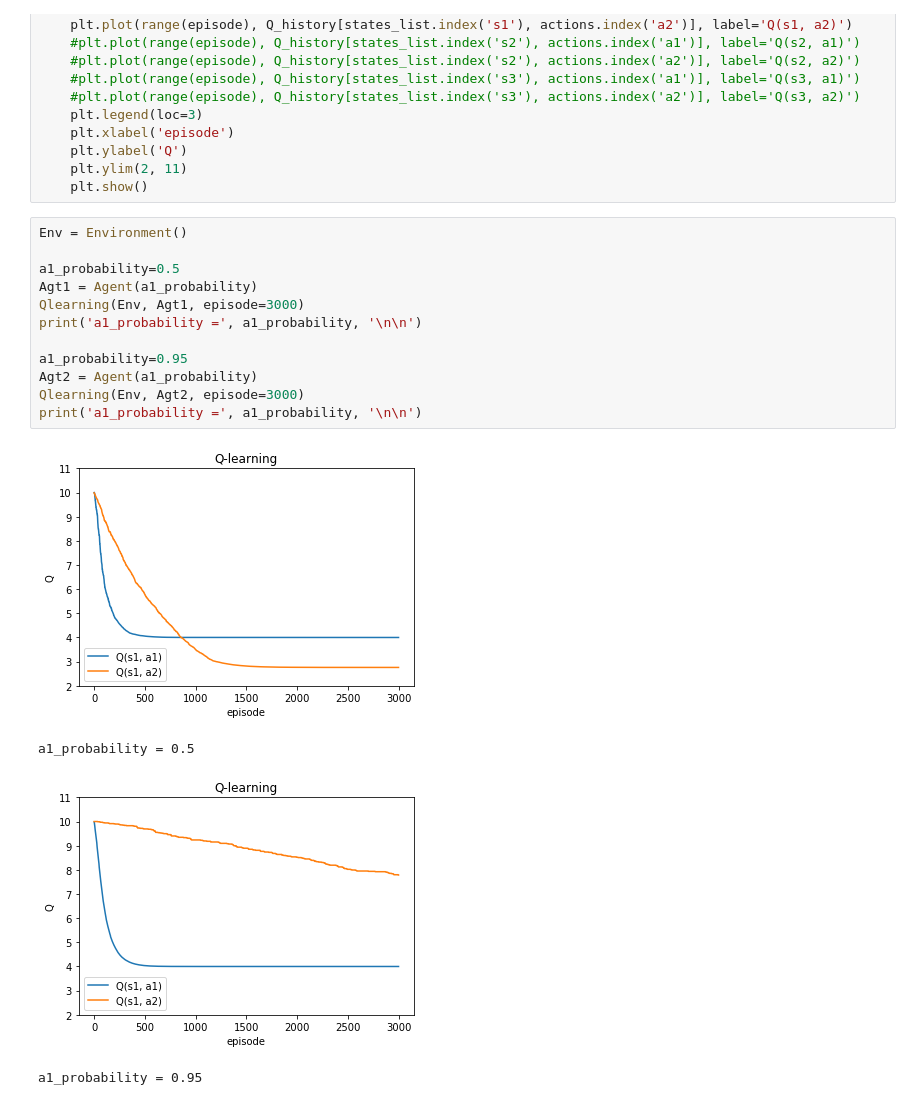
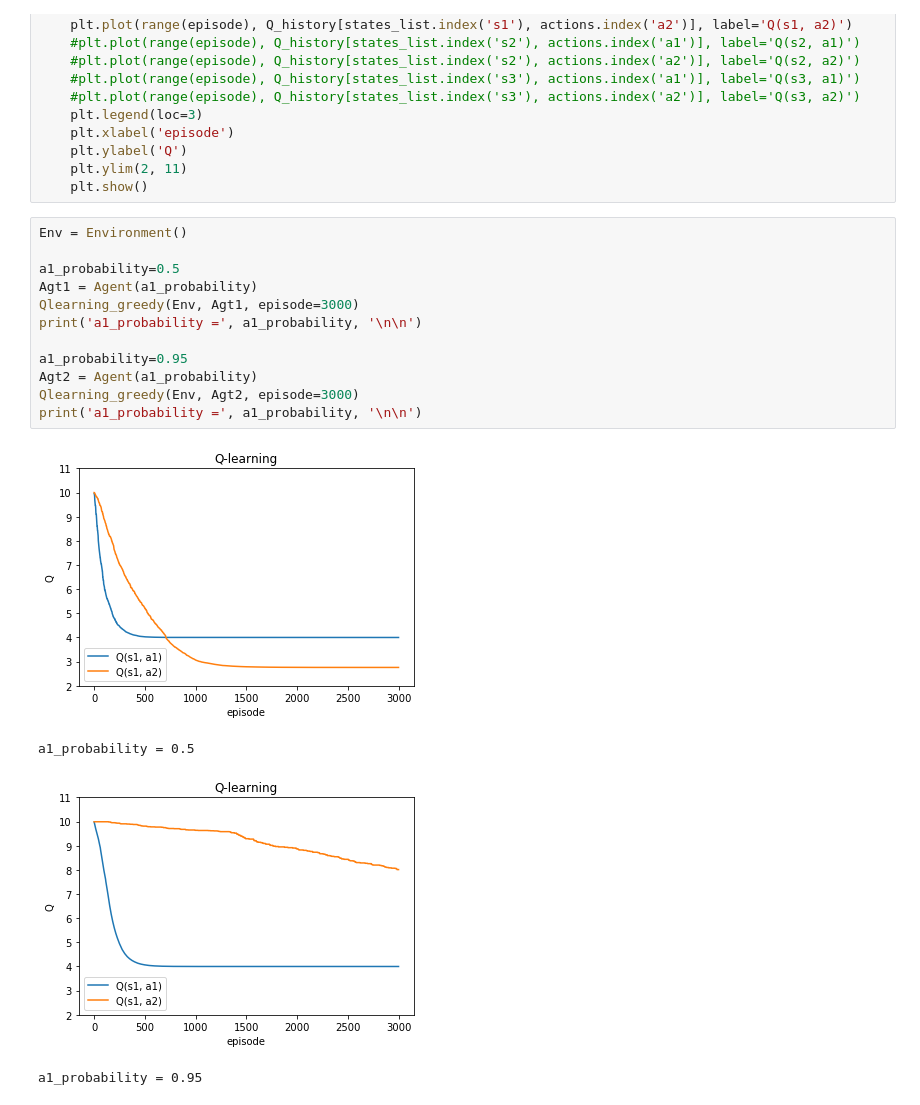
Before and after one commit to Hotsuyuki/Simple_SARAS_and_Qlerning_sample, a Jupyter notebook: Simple_SARAS_and_Qlerning_sample.ipynb, the cells around one changed output. Cells and saved outputs as stored; diff of their text form.

```diff
--- a/Simple_SARAS_and_Qlerning_sample.ipynb
+++ b/Simple_SARAS_and_Qlerning_sample.ipynb
@@ -247,19 +247,19 @@ def Qlearning_greedy(Env, Agt, episode):
 # %%
 Env = Environment()
 
 a1_probability=0.5
 Agt1 = Agent(a1_probability)
-Qlearning(Env, Agt1, episode=3000)
+Qlearning_greedy(Env, Agt1, episode=3000)
 print('a1_probability =', a1_probability, '\n\n')
 
 a1_probability=0.95
 Agt2 = Agent(a1_probability)
-Qlearning(Env, Agt2, episode=3000)
+Qlearning_greedy(Env, Agt2, episode=3000)
 print('a1_probability =', a1_probability, '\n\n')
 # %% [output]
-[figure, old version]
+[figure, new version]
 a1_probability = 0.5
-[figure, old version]
+[figure, new version]
 a1_probability = 0.95
 # %% [markdown]
 ![](./images/q-learning.png)
```
Also changed, not shown: parts of 4 cells of this notebook.
